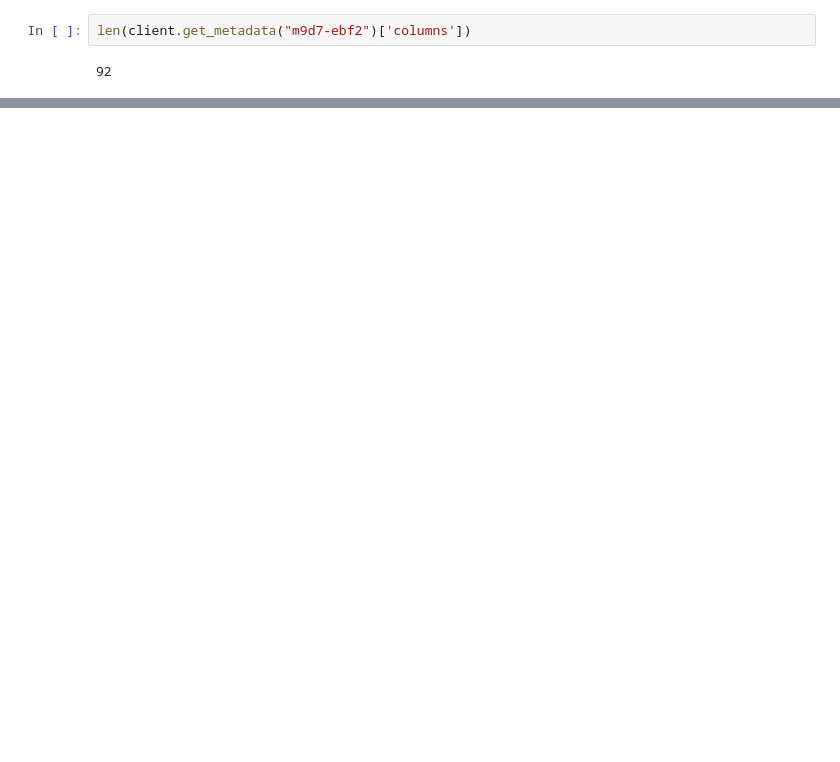
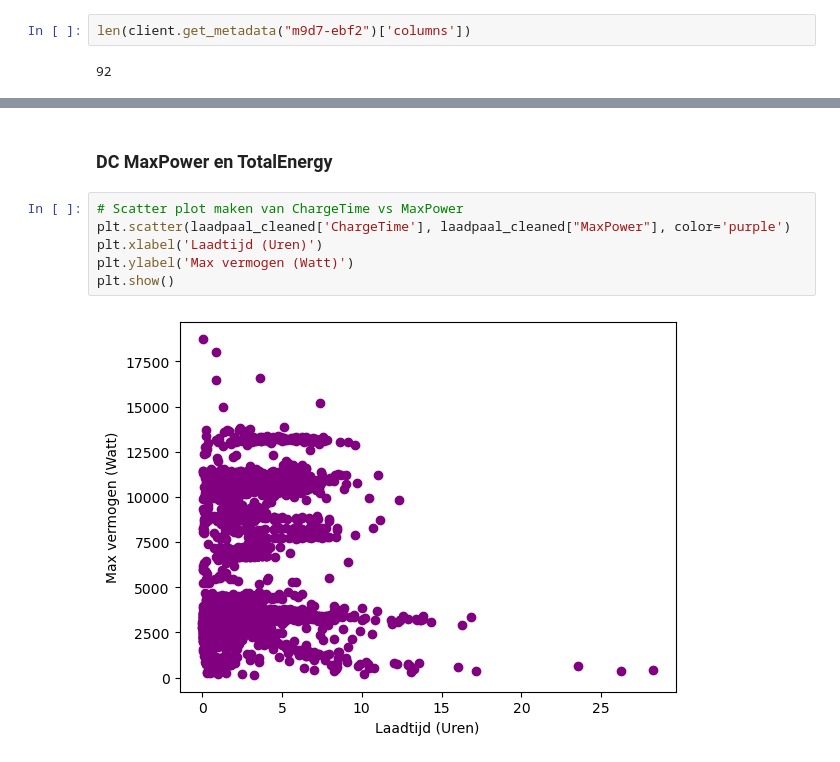
Before and after one commit to Stemt/DS-groep-6, a Jupyter notebook: Case-3/case_3.ipynb, the cells around one changed output, grey strips where cells are left out. Drawn from its saved outputs; the diff is of its cells as text; blank space fills up the shorter version.

```diff
--- a/Case-3/case_3.ipynb
+++ b/Case-3/case_3.ipynb
@@ -58,0 +212,10 @@ len(client.get_metadata("m9d7-ebf2")['columns'])
+# %% [markdown]
+###  DC MaxPower en TotalEnergy
+# %%
+# Scatter plot maken van ChargeTime vs MaxPower
+plt.scatter(laadpaal_cleaned['ChargeTime'], laadpaal_cleaned["MaxPower"], color='purple')
+plt.xlabel('Laadtijd (Uren)')
+plt.ylabel('Max vermogen (Watt)')
+plt.show()
+# %% [output]
+[figure, added]
```
Also changed, not shown: parts of 32 cells of this notebook, 2 other files.
